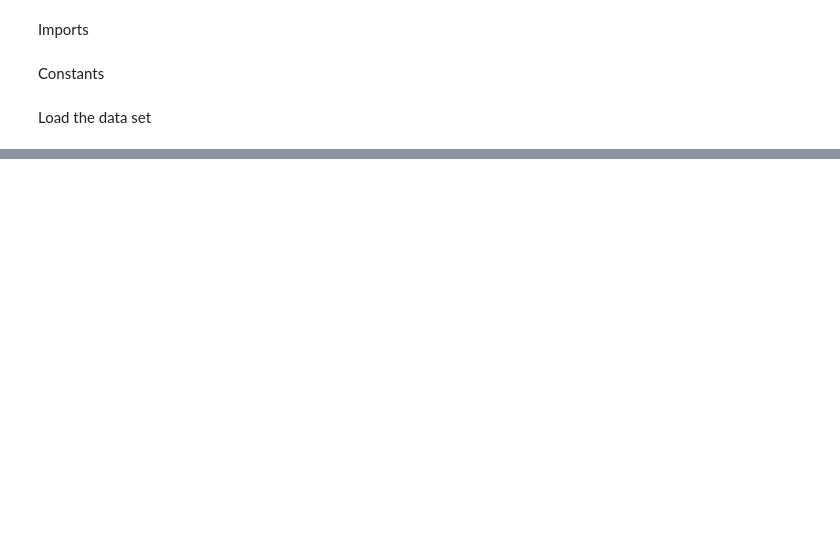
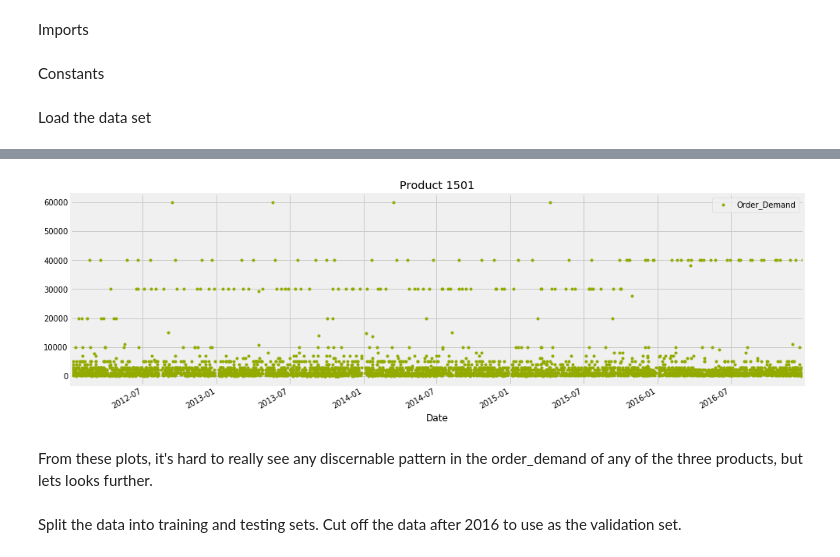
Before and after one commit to nlaluzerne/WorldWideProducts, a Jupyter notebook: Notebooks/WorldWideProducts.ipynb, the cells around one changed output, grey strips where cells are left out. Cells and saved outputs as stored; diff of their text form; code cells hidden in the pictures; blank space fills up the shorter version.

```diff
--- a/Notebooks/WorldWideProducts.ipynb
+++ b/Notebooks/WorldWideProducts.ipynb
@@ -74,0 +94,8 @@ print( 'R\u00b2 Score of Product A: {0:.1f}'.format( score ) )
+# %%
+_ = cdf.plot( style = '.', figsize = ( 15, 5 ), color = color_pal[ 2 ], title = "Product " + str( products[ 2 ] ) )
+# %% [output]
+[figure, added]
+# %% [markdown]
+From these plots, it's hard to really see any discernable pattern in the order_demand of any of the three products, but lets looks further.
+# %% [markdown]
+Split the data into training and testing sets. Cut off the data after 2016 to use as the validation set.
```
Also changed, not shown: parts of 95 cells of this notebook, 2 other files.
